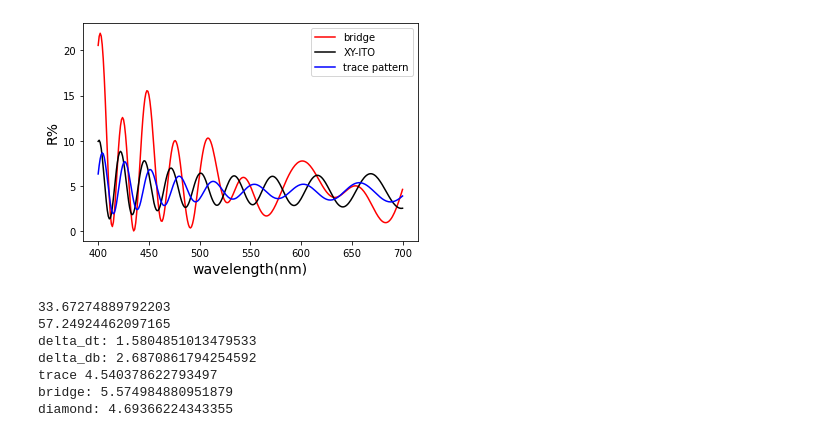
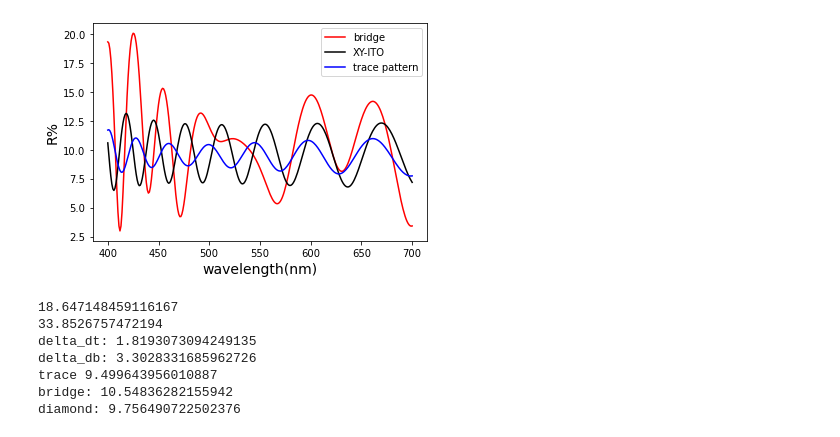
Before and after one commit to Yoway1994/ThinFilm, a Jupyter notebook: LENS_rev3_simulation.ipynb, the cells around one changed output. Saved outputs shown, nothing was run; the diff lists cells and outputs as text; code cells hidden in the pictures.

```diff
--- a/LENS_rev3_simulation.ipynb
+++ b/LENS_rev3_simulation.ipynb
@@ -21,51 +21,52 @@ SiN = ml.Cauchy([1.85001015, 3.50497748e-03], 4.50757521e-04)
 SiO2 = ml.Cauchy([1.48878307, 1.44759349e-03], 8.82534146e-04)
 ITO = ml.Cauchy([1.68689504, 5.38710310e-02], 8.33721475e-03)
 sub = ml.Cauchy([1.52990893, 1.48423855e-03])
+angle = 60
 
 hypo_dia = lambda th: tm.Design(
     [air, OC, SiN, SiO2, ITO, SiO2, SiN, sub],
     [None, th[0], th[1], th[2], th[3], th[4], th[5], None]
-).reflectance(wl, 5)
+).reflectance(wl, angle)
 
 hypo_tra = lambda th: tm.Design(
     [air, OC, SiN, SiO2, SiO2, SiN, sub],
     [None, th[0], th[1], th[2], th[4], th[5], None]
-).reflectance(wl, 5)
+).reflectance(wl, angle)
 
 hypo_bri = lambda th: tm.Design(
     [air, OC, SiN, SiO2, ITO, OC, ITO, SiO2, SiN, sub],
     [None, th[0]-1250-149.771, th[1], th[2], th[3], 1250 ,149.771,th[4], th[5], None]
-).reflectance(wl, 5)
+).reflectance(wl, angle)
 
 m1 = [1887.6, 6.6, 41.6, 16.2, 28.6, 8.4]
 m2 = [2460, 15.8, 42.62, 24.61, 21.54, 8.4]
 m3 = [2400, 17.05, 44.15, 22.08, 19.22, 12.27]
 tk = m3
 plt.plot(wl, 100*hypo_bri(tk), '-r', label = 'bridge')
 plt.plot(wl, 100*hypo_dia(tk), '-k', label = 'XY-ITO')
 plt.plot(wl, 100*hypo_tra(tk), '-b', label = 'trace pattern')
 plt.xlabel('wavelength(nm)', fontsize = 14)
 plt.ylabel('R%', fontsize = 14)
 plt.legend(loc = 'best')
 #plt.savefig('LENS_rev3_simulation.png')
 plt.show()
 
 delta_d_t = np.mean(abs(100*(hypo_dia(tk)-hypo_tra(tk))))
 delta_d_b = np.mean(abs(100*(hypo_dia(tk)-hypo_bri(tk))))
 print(100*delta_d_t/np.mean(100*hypo_dia(tk)))
 print(100*delta_d_b/np.mean(100*hypo_dia(tk)))
 print('delta_dt:',delta_d_t)
 print('delta_db:',delta_d_b)
 print('trace',np.mean(100*hypo_tra(tk)))
 print('bridge:',np.mean(100*hypo_bri(tk)))
 print('diamond:',np.mean(100*hypo_dia(tk)))
 # %% [output]
-[figure, old version]
+[figure, new version]
-33.67274889792203
-57.24924462097165
-delta_dt: 1.5804851013479533
-delta_db: 2.6870861794254592
-trace 4.540378622793497
-bridge: 5.574984880951879
-diamond: 4.69366224343355
+18.647148459116167
+33.8526757472194
+delta_dt: 1.8193073094249135
+delta_db: 3.3028331685962726
+trace 9.499643956010887
+bridge: 10.54836282155942
+diamond: 9.756490722502376
 # %%
```
Also changed, not shown: parts of 2 cells of this notebook, 30 other files.
